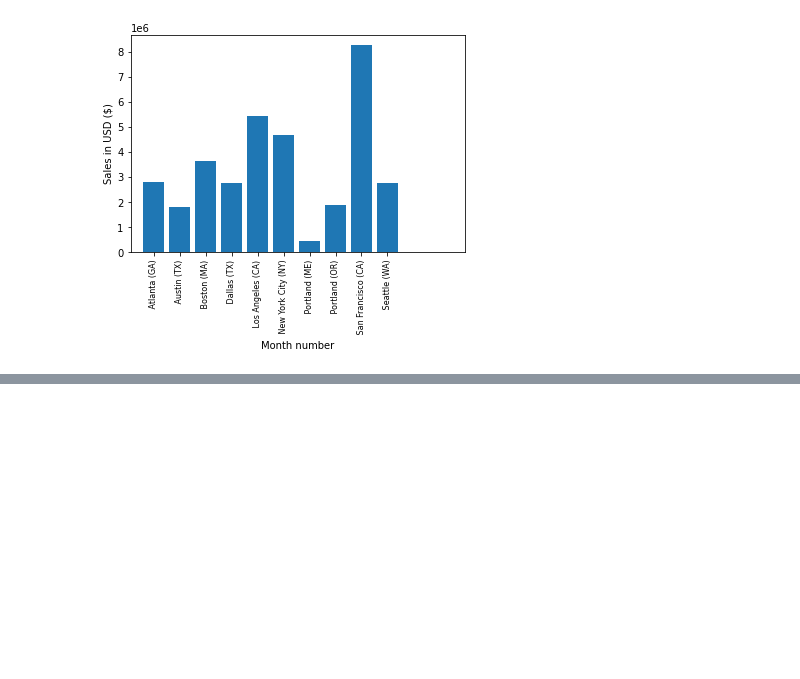
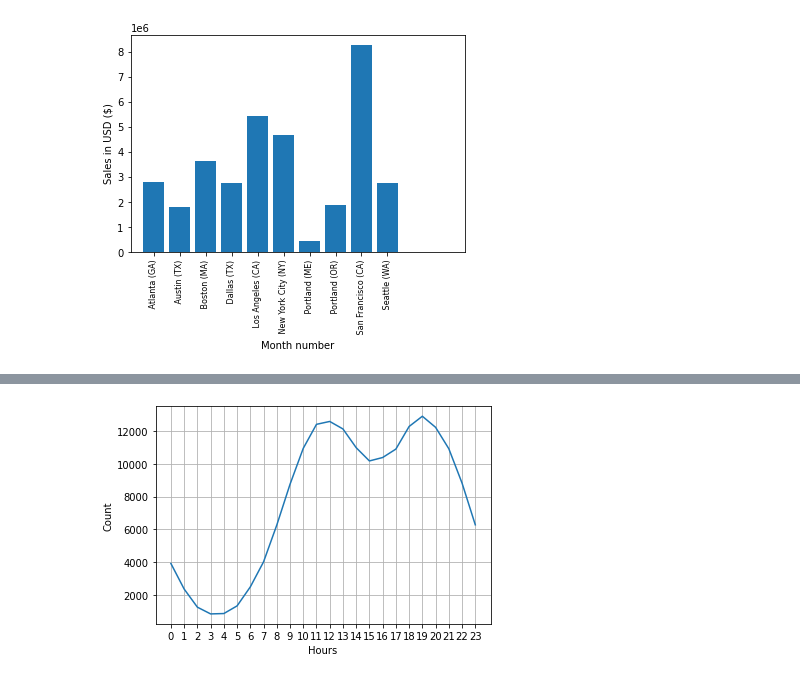
Before and after one commit to aryash14/Data-Visualization, a Jupyter notebook: pandas/code/sales/analysis.ipynb, the cells around one changed output, grey strips where cells are left out. Saved outputs shown, nothing was run; the diff lists cells and outputs as text; code cells hidden in the pictures; blank space fills up the shorter version.

Commit message:
Done analyzing the sales data

```diff
--- a/pandas/code/sales/analysis.ipynb
+++ b/pandas/code/sales/analysis.ipynb
@@ -128,3 +129,7 @@ plt.xticks(key, rotation='vertical', size=8)
 plt.show()
 # %% [output]
 [figure]
+# %%
+all_data['Hour'] = pd.to_datetime(all_data['Order Date']).dt.hour
+all_data['Count'] = 1
+all_data
@@ -130,0 +150,17 @@ plt.show()
+# %%
+hour_df = all_data.groupby(['Hour']).sum()
+hour = range(0, 24)
+plt.plot(hour,hour_df['Count'])
+plt.xticks(hour)
+plt.ylabel('Count')
+plt.xlabel('Hours')
+plt.grid()
+plt.show()
+# keys = [pair for pair, df in all_data.groupby(['Hour'])]
+
+# plt.plot(keys, all_data.groupby(['Hour']).count()['Count'])
+# plt.xticks(keys)
+# plt.grid()
+# plt.show()
+# %% [output]
+[figure, added]
```
Also changed, not shown: parts of 8 cells of this notebook.
